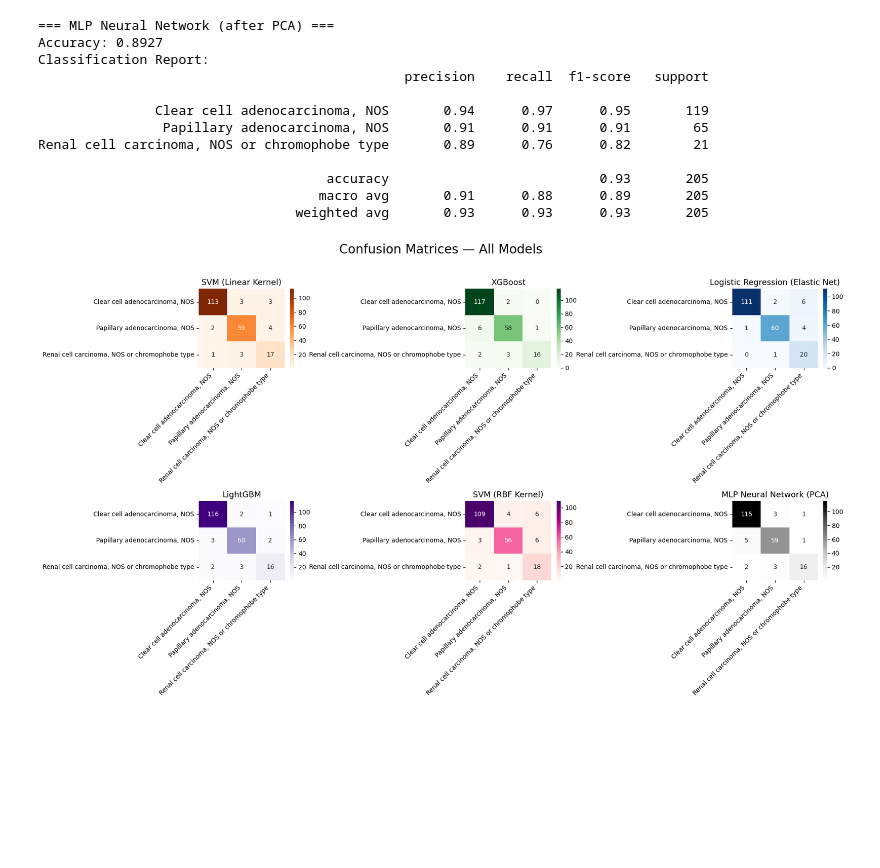
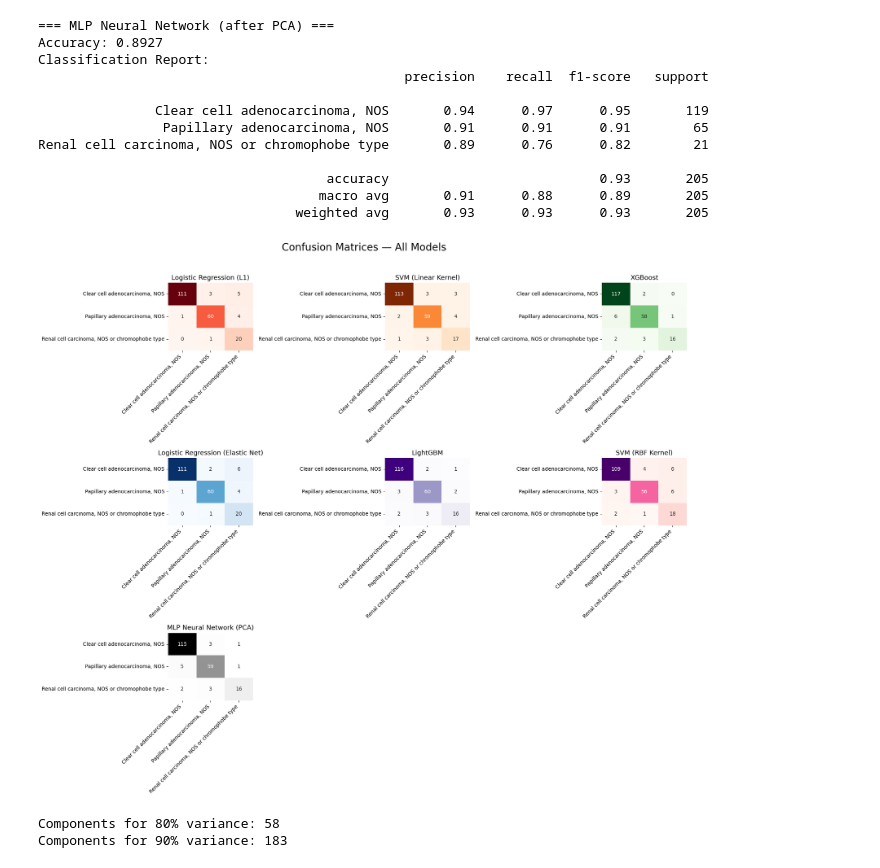
Before and after one commit to emaanpirzada/Kidney_MachineLearning, a Jupyter notebook: Final.ipynb, the cells around one changed output. Saved outputs shown, nothing was run; the diff lists cells and outputs as text; code cells hidden in the pictures; blank space fills up the shorter version.

```diff
--- a/Final.ipynb
+++ b/Final.ipynb
@@ -175,3 +178,21 @@ X_train: (819, 5000), X_test: (205, 5000)
 y_train: (819,), y_test: (205,)
 # %%
 # Model 1: Logistic Regression with L1 regularization
+lr_l1 = LogisticRegression(
+    solver='saga',
+    l1_ratio=1.0,             # 1.0 = pure L1
+    C=1.0,
+    class_weight='balanced',
+    max_iter=10000,
+    tol=0.01,
+    random_state=42)
+
+lr_l1.fit(X_train_scaled, y_train)
+y_pred_lr_l1 = lr_l1.predict(X_test_scaled)
+cm1 = confusion_matrix(y_test, y_pred_lr_l1)
+
+# ── METRICS ──────────────────────────────────────────────────────────────────
+print("=== Logistic Regression (L1 Regularization) ===")
+print(f"Accuracy: {accuracy_score(y_test, y_pred_lr_l1):.4f}")
+print("Classification Report:")
+print(classification_report(y_test, y_pred_lr_l1, target_names=le.classes_))
@@ -182,8 +216,7 @@ svm_linear = SVC(
     kernel='linear',
     C=1.0,
     class_weight='balanced',
-    random_state=42,
-)
+    random_state=42)
 
 svm_linear.fit(X_train_scaled, y_train)
 y_pred_svm_linear = svm_linear.predict(X_test_scaled)
@@ -382,33 +415,47 @@ Renal cell carcinoma, NOS or chromophobe type       0.89      0.76      0.82
                                     macro avg       0.91      0.88      0.89       205
                                  weighted avg       0.93      0.93      0.93       205
 # %%
-fig, axes = plt.subplots(2, 3, figsize=(18,10))
+fig, axes = plt.subplots(3, 3, figsize=(18,15))
 
-cms = [cm2, cm4, cm5, cm6, cm7, cm8]
+cms = [cm1, cm2, cm4, cm5, cm6, cm7, cm8]
 titles = [
+    'Logistic Regression (L1)',
     'SVM (Linear Kernel)',
     'XGBoost',
     'Logistic Regression (Elastic Net)',
     'LightGBM',
     'SVM (RBF Kernel)',
     'MLP Neural Network (PCA)']
 
-cmaps = ['Oranges', 'Greens', 'Blues', 'Purples', 'RdPu', 'Greys']
+cmaps = ['Reds', 'Oranges', 'Greens', 'Blues', 'Purples', 'RdPu', 'Greys']
 
 for ax, cm, title, cmap in zip(axes.flatten(), cms, titles, cmaps):
     sns.heatmap(cm, annot=True, fmt='d', cmap=cmap,
                 xticklabels=le.classes_, yticklabels=le.classes_,
-                ax=ax)
+                ax=ax, cbar=False)
     ax.set_title(title, fontsize=13)
     ax.set_xticklabels(ax.get_xticklabels(), rotation=45, ha='right', fontsize=10)
     ax.set_yticklabels(ax.get_yticklabels(), rotation=0, fontsize=10)
 
 # Hide the last empty subplot if odd number of models
 for ax in axes.flatten()[len(cms):]:
     ax.set_visible(False)
 
 plt.suptitle('Confusion Matrices — All Models', fontsize=20, y=1.02)
 plt.tight_layout()
 plt.show()
 # %% [output]
-[figure, old version]
+[figure, new version]
+# %%
+pca_full = PCA(random_state=42)
+pca_full.fit(X_train_scaled)
+cumulative_variance = pca_full.explained_variance_ratio_.cumsum()
+
+n_components_80 = (cumulative_variance < 0.80).sum() + 1
+n_components_90 = (cumulative_variance < 0.90).sum() + 1
+
+print(f"Components for 80% variance: {n_components_80}")
+print(f"Components for 90% variance: {n_components_90}")
+# %% [output]
+Components for 80% variance: 58
+Components for 90% variance: 183
```
Also changed, not shown: parts of 3 cells of this notebook.
